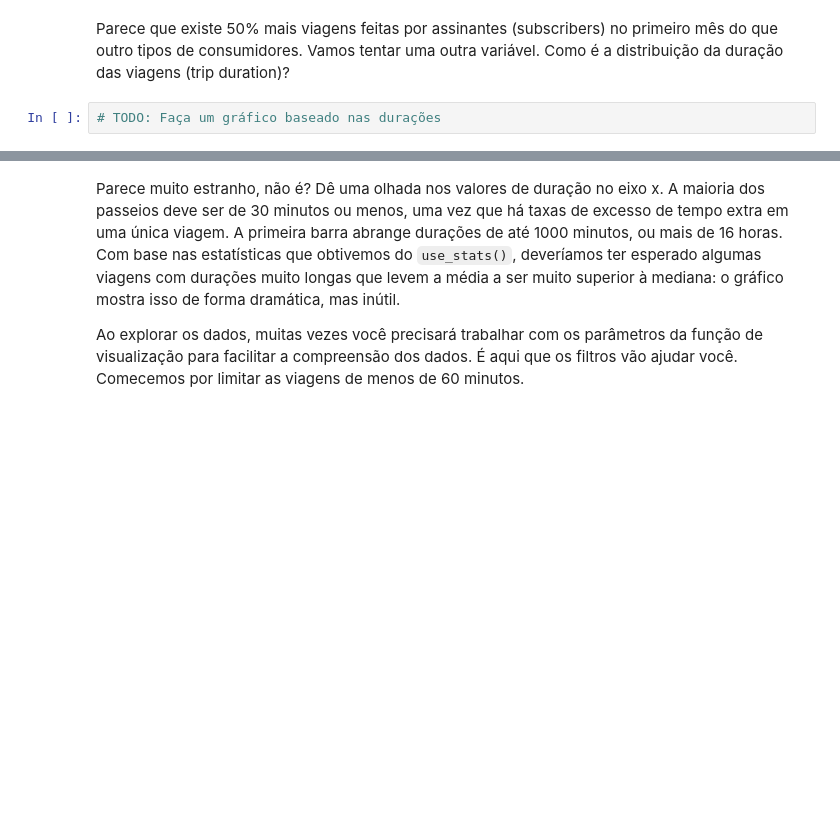
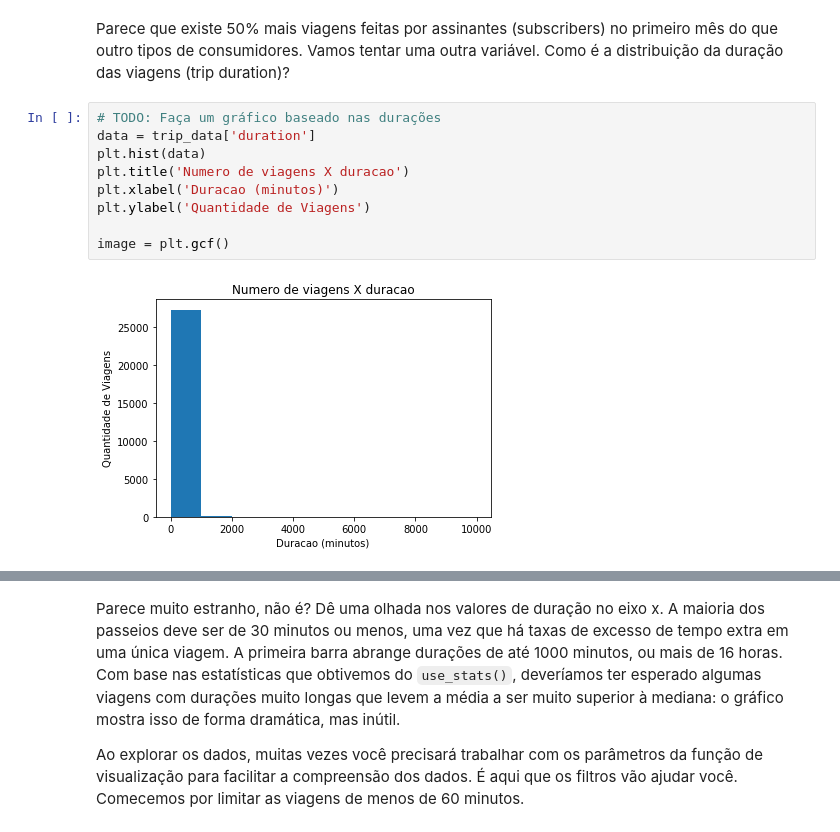
Before and after one commit to wfercosta/ndfdsi-bikeshareanalysis, a Jupyter notebook: Analise_Bay_Area_Bike_Share-NDFDSI.ipynb, the cells around one changed output, grey strips where cells are left out. Drawn from its saved outputs; the diff is of its cells as text; blank space fills up the shorter version.

```diff
--- a/Analise_Bay_Area_Bike_Share-NDFDSI.ipynb
+++ b/Analise_Bay_Area_Bike_Share-NDFDSI.ipynb
@@ -318,7 +365,16 @@ Para que você possa conferir se os seus gráficos estão corretos, usaremos a f
 >*Nota*: Perceba que provavelmente o seu gráfico não ficou exatamente igual, principalmente pelo título e pelo nome dos eixos. Lembre-se, estes são detalhes mas fazem toda a diferença quando você for apresentar os gráficos que você analisou. Neste Nanodegree não focaremos nestas questões, mas tenha em mente que ter os gráficos acertados é de extrema importância.
 # %% [markdown]
 Parece que existe 50% mais viagens feitas por assinantes (subscribers) no primeiro mês do que outro tipos de consumidores. Vamos tentar uma outra variável. Como é a distribuição da duração das viagens (trip duration)?
-# %%
-# TODO: Faça um gráfico baseado nas durações
+# %%
+# TODO: Faça um gráfico baseado nas durações
+data = trip_data['duration']
+plt.hist(data)
+plt.title('Numero de viagens X duracao')
+plt.xlabel('Duracao (minutos)')
+plt.ylabel('Quantidade de Viagens')
+
+image = plt.gcf()
+# %% [output]
+[figure, added]
 # %%
 # rode este comando abaixo caso esteja em dúvida quanto ao resultado esperado
```
Also changed, not shown: parts of 12 cells of this notebook, 3 other files.
